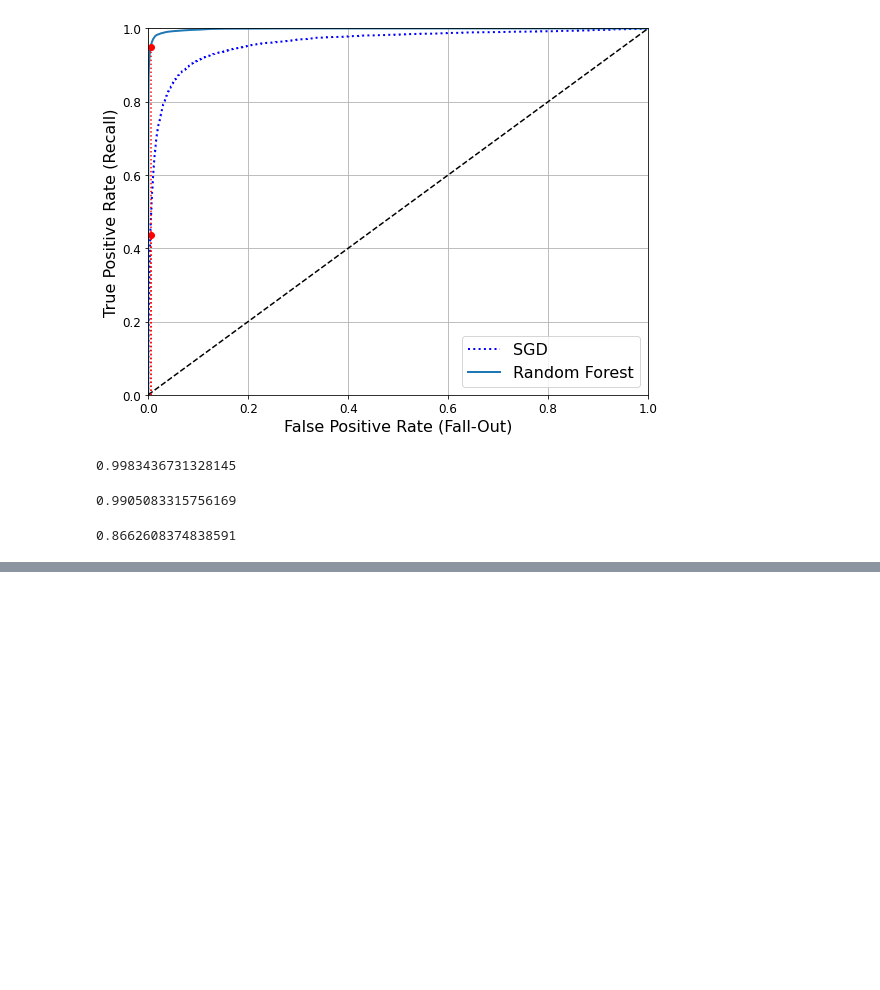
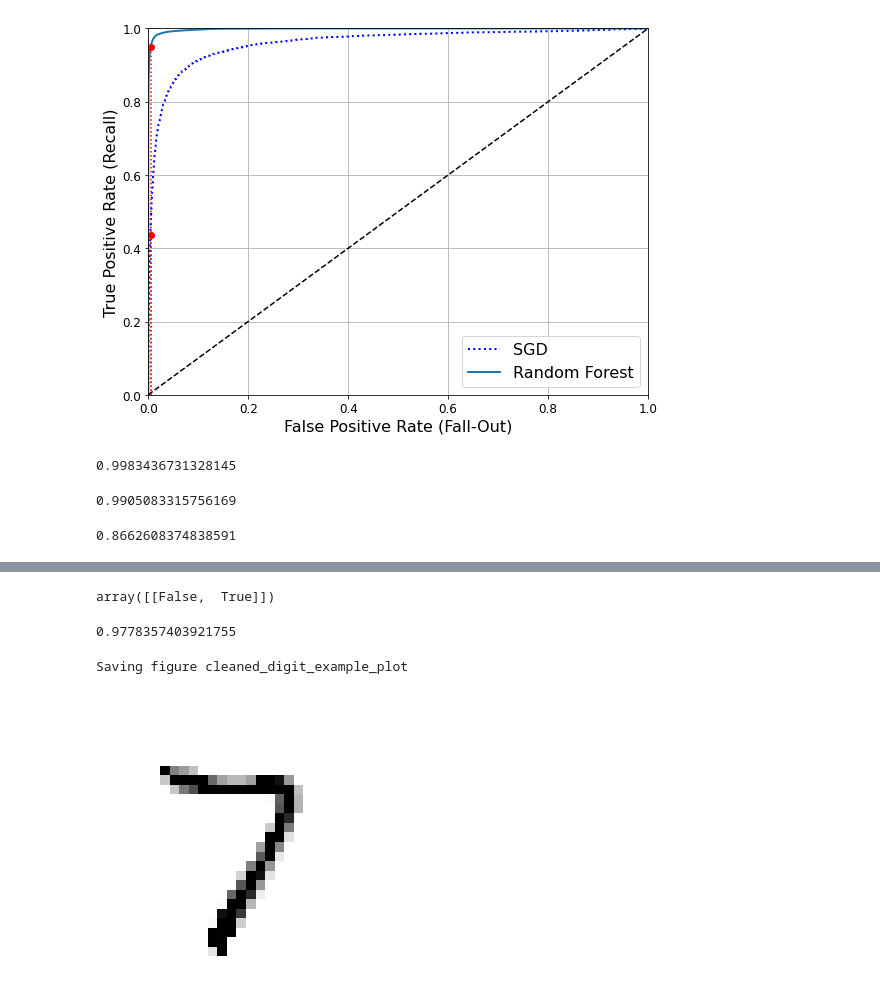
Before and after one commit to J-Leech/MNIST_proj, a Jupyter notebook: MNIST_proj.ipynb, the cells around one changed output, grey strips where cells are left out. Cells and saved outputs as stored; diff of their text form; code cells hidden in the pictures; blank space fills up the shorter version.

```diff
--- a/MNIST_proj.ipynb
+++ b/MNIST_proj.ipynb
@@ -331,0 +456,36 @@ recall_score(y_train_5, y_train_pred_forest)
+# %%
+# multi label classification with k-NN
+
+from sklearn.neighbors import KNeighborsClassifier
+
+y_train_large = (y_train >= 7)
+y_train_odd = (y_train % 2 == 1)
+y_multilabel = np.c_[y_train_large, y_train_odd]
+
+knn_clf = KNeighborsClassifier()
+knn_clf.fit(X_train, y_multilabel)
+knn_clf.predict([some_digit])
+# %% [output]
+array([[False,  True]])
+# %%
+y_train_knn_pred = cross_val_predict(knn_clf, X_train, y_multilabel, cv=3)
+f1_score(y_multilabel, y_train_knn_pred, average='weighted')
+# %% [output]
+0.9778357403921755
+# %%
+# multioutput classification
+
+noise = np.random.randint(0, 100, (len(X_train), 784))
+X_train_mod = X_train + noise
+noise = np.random.randint(0, 100, (len(X_test),784))
+X_test_mod = X_test + noise
+y_train_mod = X_train
+y_test_mod = X_test
+# %%
+knn_clf.fit(X_train_mod, y_train_mod)
+clean_digit = knn_clf.predict([X_test_mod[some_index]])
+plot_digits(clean_digit)
+save_fig("cleaned_digit_example_plot")
+# %% [output]
+Saving figure cleaned_digit_example_plot
+[figure, added]
```
Also changed, not shown: parts of 15 cells of this notebook.
